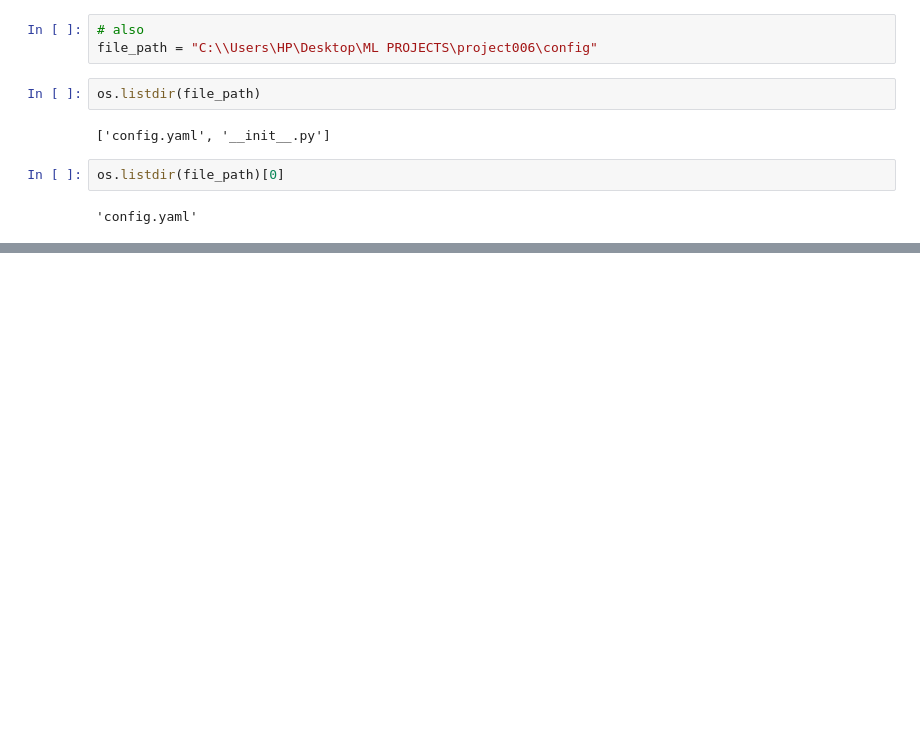
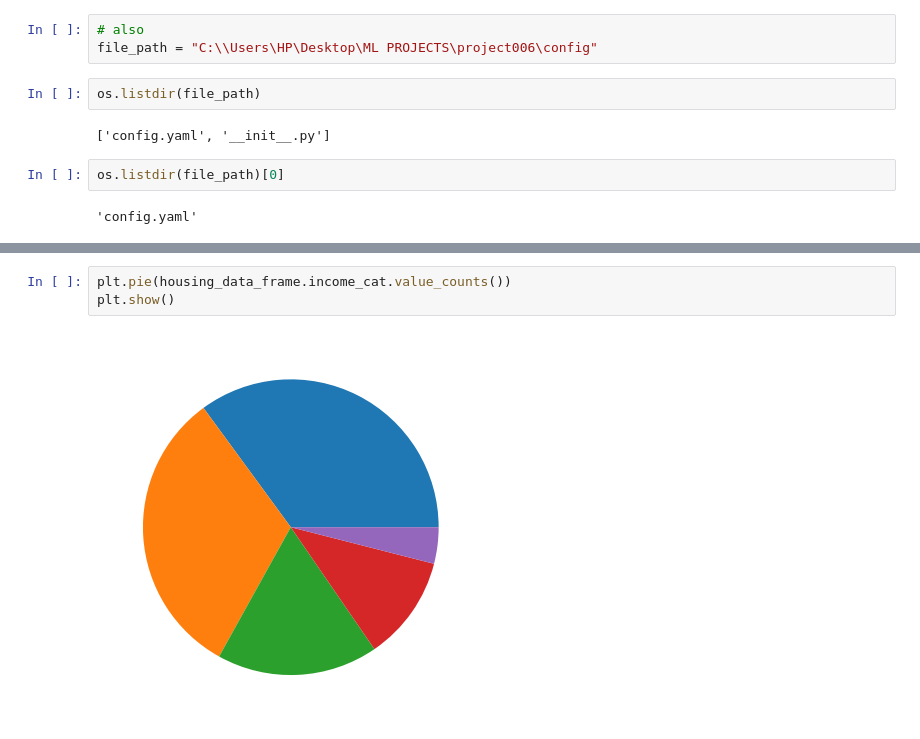
Before and after one commit to Updull-Jr/End-to-End-mlops-California-Housing-Price-prediction, a Jupyter notebook: notebooks/example2.ipynb, the cells around one changed output, grey strips where cells are left out. Drawn from its saved outputs; the diff is of its cells as text; blank space fills up the shorter version.

```diff
--- a/notebooks/example2.ipynb
+++ b/notebooks/example2.ipynb
@@ -20,0 +84,5 @@ os.listdir(file_path)[0]
+# %%
+plt.pie(housing_data_frame.income_cat.value_counts())
+plt.show()
+# %% [output]
+[figure, added]
```
Also changed, not shown: parts of 27 cells of this notebook, 7 other files.
